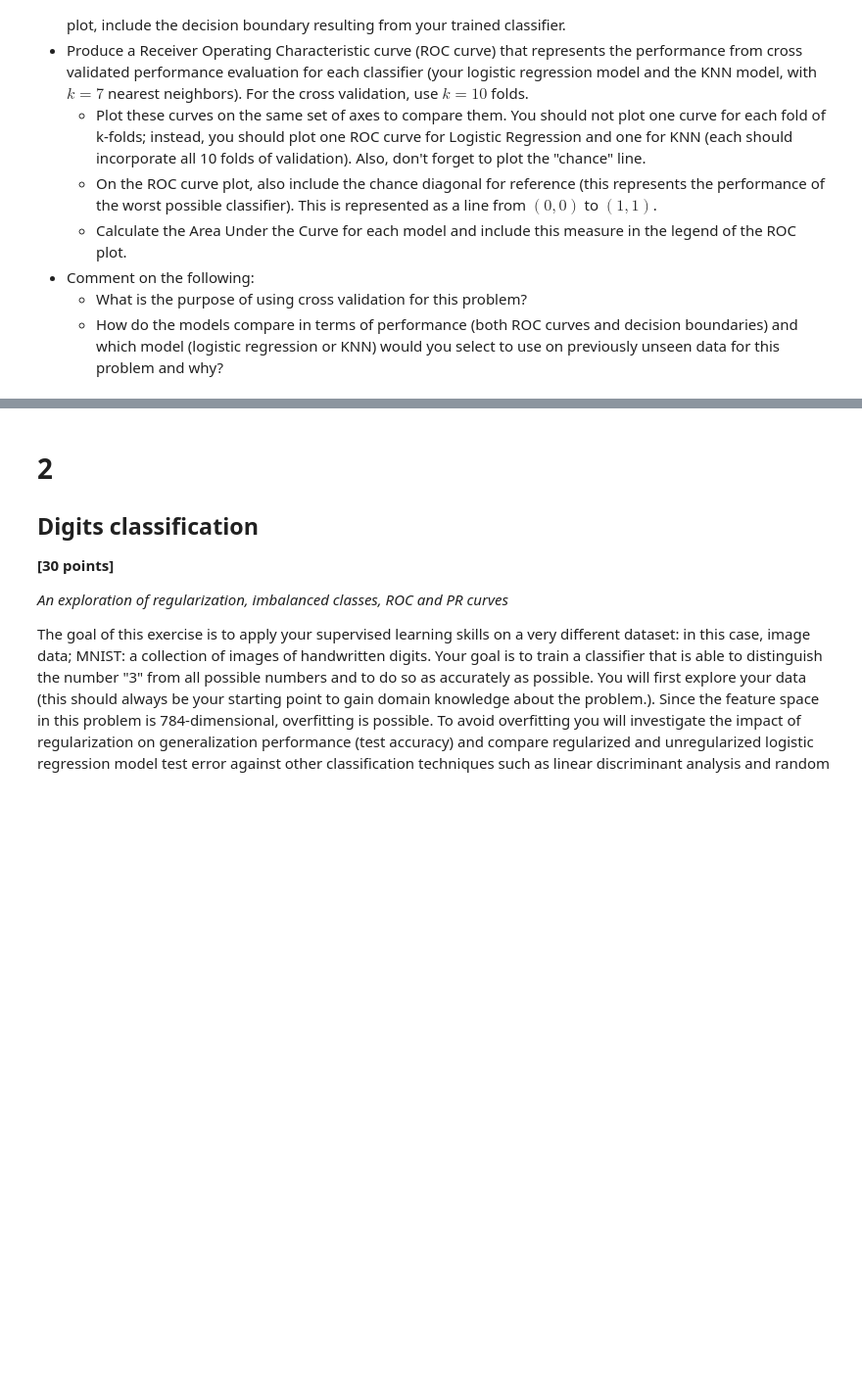
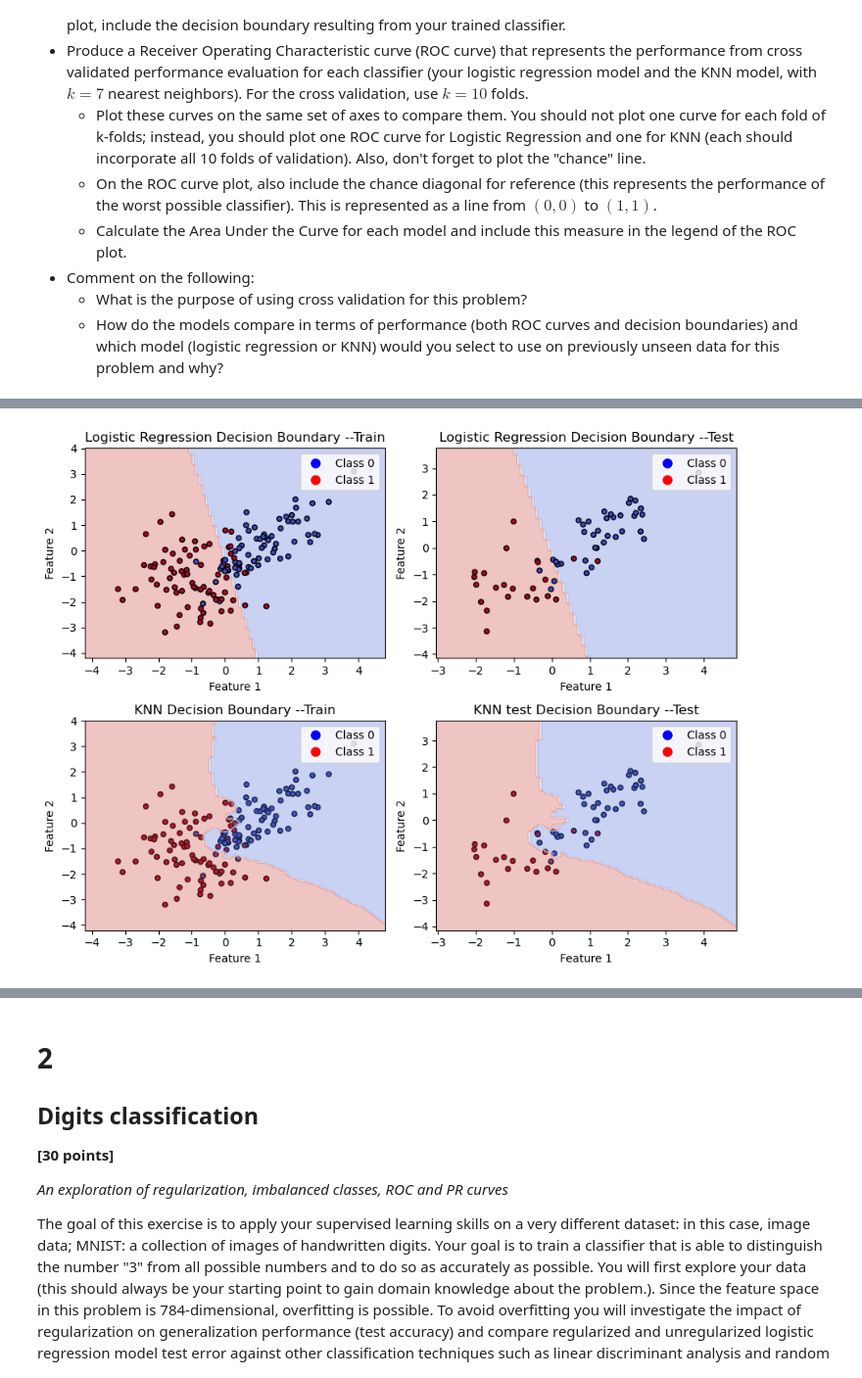
Before and after one commit to dani-jimlar/ML_assignments, a Jupyter notebook: a_3/Assignment_3.ipynb, the cells around one changed output, grey strips where cells are left out. Shown at 98% size. Saved outputs shown, nothing was run; the diff lists cells and outputs as text; code cells hidden in the pictures; blank space fills up the shorter version.

```diff
--- a/a_3/Assignment_3.ipynb
+++ b/a_3/Assignment_3.ipynb
@@ -528,3 +605,95 @@ plt.show()
+# %%
+from matplotlib.lines import Line2D
+
+legend_elements = [
+    Line2D(
+        [0],
+        [0],
+        marker="o",
+        color="w",
+        label="Class 0",
+        markerfacecolor="blue",
+        markersize=10,
+    ),
+    Line2D(
+        [0],
+        [0],
+        marker="o",
+        color="w",
+        label="Class 1",
+        markerfacecolor="red",
+        markersize=10,
+    ),
+]
+
+
+# Plot LGR
+# TRAIN
+x_min, x_max = X_train2[1, :].min() - 1, X_train2[1, :].max() + 1
+y_min, y_max = X_train2[2, :].min() - 1, X_train2[2, :].max() + 1
+
+xx, yy = np.meshgrid(np.arange(x_min, x_max, 0.1), np.arange(y_min, y_max, 0.1))
+
+meshgrid_data = np.c_[xx.ravel(), yy.ravel()].T
+meshgrid_data = model_h_t.prepare_x(meshgrid_data)
+
+Z = model_h_t.predict(meshgrid_data)
+
+Z = Z.reshape(xx.shape)
+
+
+fig, axi = plt.subplots(2, 2, figsize=(9, 7))
+
+axi[0][0].contourf(xx, yy, Z, alpha=0.3, cmap=plt.cm.coolwarm)
+axi[0][0].scatter(
+    X_train[:, 0], X_train[:, 1], c=y_train, cmap=plt.cm.coolwarm, s=20, edgecolors="k"
+)
+axi[0][0].set_xlabel("Feature 1")
+axi[0][0].set_ylabel("Feature 2")
+axi[0][0].set_title("Logistic Regression Decision Boundary --Train")
+
+
+axi[0][0].legend(handles=legend_elements, loc="upper right")
+
+# TEST
+x_min, x_max = X_test2[1, :].min() - 1, X_test2[1, :].max() + 1
+y_min, y_max = X_test2[2, :].min() - 1, X_test2[2, :].max() + 1
+
+xx, yy = np.meshgrid(np.arange(x_min, x_max, 0.1), np.arange(y_min, y_max, 0.1))
+
+meshgrid_data = np.c_[xx.ravel(), yy.ravel()].T
+meshgrid_data = model_h_t.prepare_x(meshgrid_data)
+
+Z = model_h_t.predict(meshgrid_data)
+
+Z = Z.reshape(xx.shape)
+
+
+axi[0][1].contourf(xx, yy, Z, alpha=0.3, cmap=plt.cm.coolwarm)
+axi[0][1].scatter(
+    X_test[:, 0], X_test[:, 1], c=y_test, cmap=plt.cm.coolwarm, s=20, edgecolors="k"
+)
+axi[0][1].set_xlabel("Feature 1")
+axi[0][1].set_ylabel("Feature 2")
+axi[0][1].set_title("Logistic Regression Decision Boundary --Test")
+axi[0][1].legend(handles=legend_elements, loc="upper right")
+axi[1][0].legend(handles=legend_elements, loc="upper right")
+axi[1][1].legend(handles=legend_elements, loc="upper right")
+
+
+# Plot KNN
+plot_decision_boundary(
+    X_train, y_train, model_knn_1, "KNN Decision Boundary --Train", ax=axi[1][0]
+)
+plot_decision_boundary(
+    X_test, y_test, model_knn_1, "KNN test Decision Boundary --Test", ax=axi[1][1]
+)
+
+# plot all
+plt.tight_layout()
+plt.show()
+# %% [output]
+[figure, added]
 # %%
 from sklearn.model_selection import StratifiedKFold, cross_val_score
 from sklearn.neighbors import KNeighborsClassifier
```
Also changed, not shown: parts of 29 cells of this notebook.
